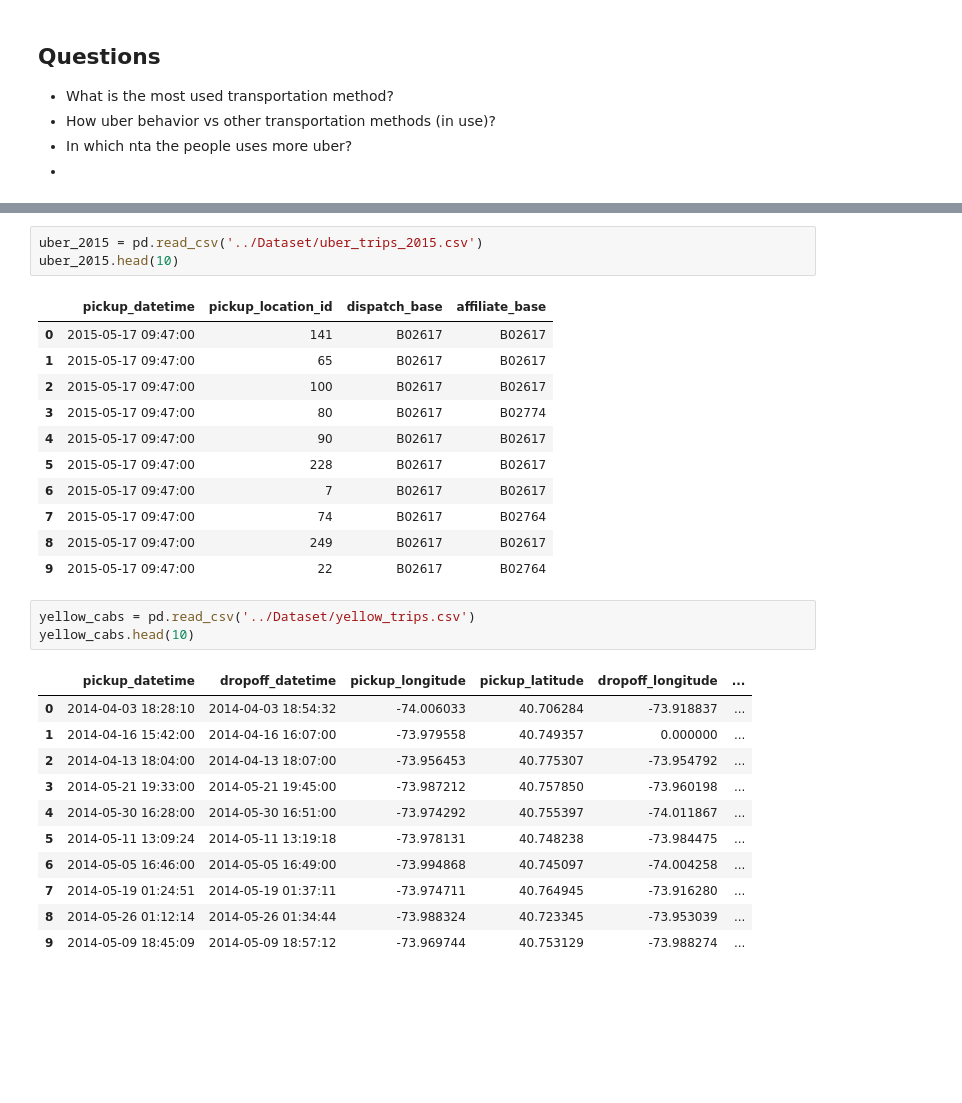
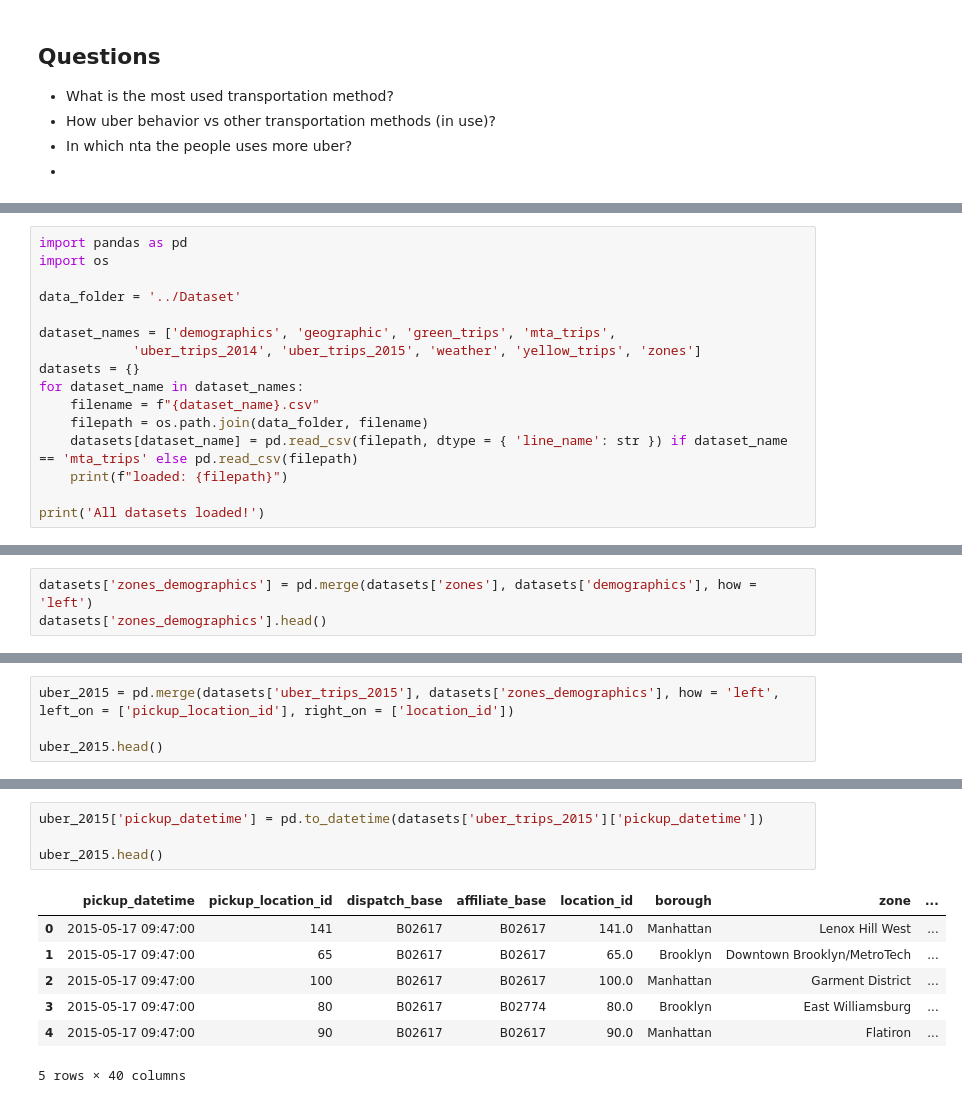
Before and after one commit to juanprq/datathon-week-1, a Jupyter notebook: source/Datathon week 1.ipynb, the cells around one changed output, grey strips where cells are left out. Cells and saved outputs as stored; diff of their text form; blank space fills up the shorter version.

```diff
--- a/source/Datathon week 1.ipynb
+++ b/source/Datathon week 1.ipynb
@@ -28,0 +12,16 @@ uber_2014.head(10)
+# %%
+import pandas as pd
+import os
+
+data_folder = '../Dataset'
+
+dataset_names = ['demographics', 'geographic', 'green_trips', 'mta_trips',
+            'uber_trips_2014', 'uber_trips_2015', 'weather', 'yellow_trips', 'zones']
+datasets = {}
+for dataset_name in dataset_names:
+    filename = f"{dataset_name}.csv"
+    filepath = os.path.join(data_folder, filename)
+    datasets[dataset_name] = pd.read_csv(filepath, dtype = { 'line_name': str }) if dataset_name == 'mta_trips' else pd.read_csv(filepath)
+    print(f"loaded: {filepath}")
+
+print('All datasets loaded!')
@@ -28,0 +62,3 @@ uber_2014.head(10)
+# %%
+datasets['zones_demographics'] = pd.merge(datasets['zones'], datasets['demographics'], how = 'left')
+datasets['zones_demographics'].head()
@@ -28,0 +75,4 @@ uber_2014.head(10)
+# %%
+uber_2015 = pd.merge(datasets['uber_trips_2015'], datasets['zones_demographics'], how = 'left', left_on = ['pickup_location_id'], right_on = ['location_id'])
+
+uber_2015.head()
@@ -29,30 +87,12 @@ uber_2014.head(10)
 # %%
-uber_2015 = pd.read_csv('../Dataset/uber_trips_2015.csv')
-uber_2015.head(10)
+uber_2015['pickup_datetime'] = pd.to_datetime(datasets['uber_trips_2015']['pickup_datetime'])
+
+uber_2015.head()
 # %% [output]
-|  | pickup_datetime | pickup_location_id | dispatch_base | affiliate_base |
-| 0 | 2015-05-17 09:47:00 | 141 | B02617 | B02617 |
-| 1 | 2015-05-17 09:47:00 | 65 | B02617 | B02617 |
-| 2 | 2015-05-17 09:47:00 | 100 | B02617 | B02617 |
-| 3 | 2015-05-17 09:47:00 | 80 | B02617 | B02774 |
-| 4 | 2015-05-17 09:47:00 | 90 | B02617 | B02617 |
-| 5 | 2015-05-17 09:47:00 | 228 | B02617 | B02617 |
-| 6 | 2015-05-17 09:47:00 | 7 | B02617 | B02617 |
-| 7 | 2015-05-17 09:47:00 | 74 | B02617 | B02764 |
-| 8 | 2015-05-17 09:47:00 | 249 | B02617 | B02617 |
-| 9 | 2015-05-17 09:47:00 | 22 | B02617 | B02764 |
+|  | pickup_datetime | pickup_location_id | dispatch_base | affiliate_base | location_id | borough | zone | ... |
+| 0 | 2015-05-17 09:47:00 | 141 | B02617 | B02617 | 141.0 | Manhattan | Lenox Hill West | ... |
+| 1 | 2015-05-17 09:47:00 | 65 | B02617 | B02617 | 65.0 | Brooklyn | Downtown Brooklyn/MetroTech | ... |
+| 2 | 2015-05-17 09:47:00 | 100 | B02617 | B02617 | 100.0 | Manhattan | Garment District | ... |
+| 3 | 2015-05-17 09:47:00 | 80 | B02617 | B02774 | 80.0 | Brooklyn | East Williamsburg | ... |
+| 4 | 2015-05-17 09:47:00 | 90 | B02617 | B02617 | 90.0 | Manhattan | Flatiron | ... |
+5 rows × 40 columns
-# %%
-yellow_cabs = pd.read_csv('../Dataset/yellow_trips.csv')
-yellow_cabs.head(10)
-# %% [output]
-|  | pickup_datetime | dropoff_datetime | pickup_longitude | pickup_latitude | dropoff_longitude | ... |
-| 0 | 2014-04-03 18:28:10 | 2014-04-03 18:54:32 | -74.006033 | 40.706284 | -73.918837 | ... |
-| 1 | 2014-04-16 15:42:00 | 2014-04-16 16:07:00 | -73.979558 | 40.749357 | 0.000000 | ... |
-| 2 | 2014-04-13 18:04:00 | 2014-04-13 18:07:00 | -73.956453 | 40.775307 | -73.954792 | ... |
-| 3 | 2014-05-21 19:33:00 | 2014-05-21 19:45:00 | -73.987212 | 40.757850 | -73.960198 | ... |
-| 4 | 2014-05-30 16:28:00 | 2014-05-30 16:51:00 | -73.974292 | 40.755397 | -74.011867 | ... |
-| 5 | 2014-05-11 13:09:24 | 2014-05-11 13:19:18 | -73.978131 | 40.748238 | -73.984475 | ... |
-| 6 | 2014-05-05 16:46:00 | 2014-05-05 16:49:00 | -73.994868 | 40.745097 | -74.004258 | ... |
-| 7 | 2014-05-19 01:24:51 | 2014-05-19 01:37:11 | -73.974711 | 40.764945 | -73.916280 | ... |
-| 8 | 2014-05-26 01:12:14 | 2014-05-26 01:34:44 | -73.988324 | 40.723345 | -73.953039 | ... |
-| 9 | 2014-05-09 18:45:09 | 2014-05-09 18:57:12 | -73.969744 | 40.753129 | -73.988274 | ... |
```
Also changed, not shown: parts of 31 cells of this notebook, 4 other files.
